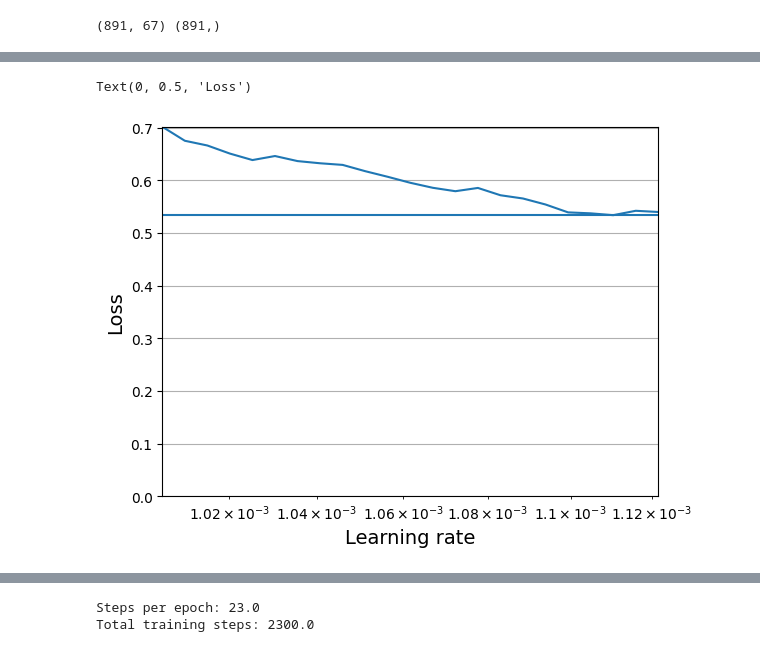
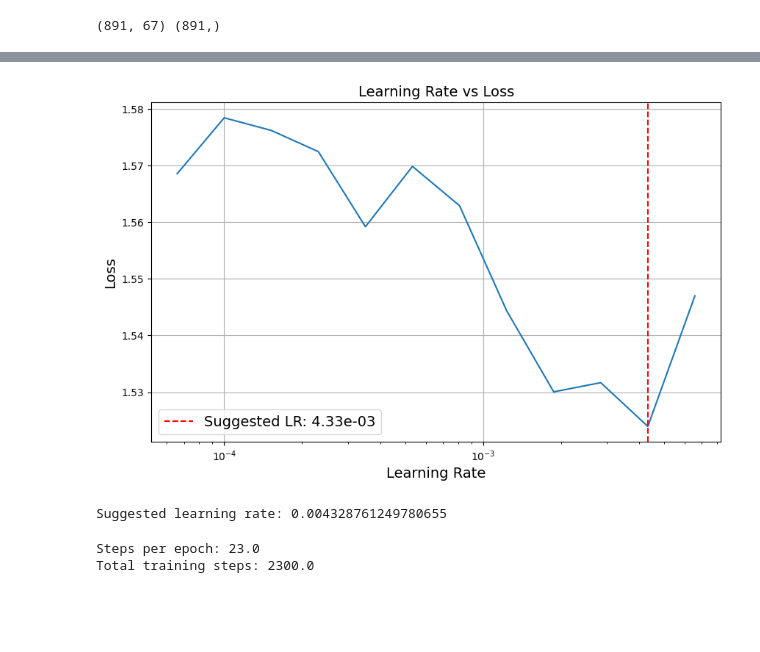
Before and after one commit to inaijin/HandsOnML-Practice, a Jupyter notebook: Neural-Networks/Practice/Titanic.ipynb, the cells around one changed output, grey strips where cells are left out. Cells and saved outputs as stored; diff of their text form; code cells hidden in the pictures; blank space fills up the shorter version.

```diff
--- a/Neural-Networks/Practice/Titanic.ipynb
+++ b/Neural-Networks/Practice/Titanic.ipynb
@@ -300,12 +300,26 @@ tf.random.set_seed(42)
 
 tf.keras.backend.clear_session()
 # %%
+from tensorflow.keras import layers, regularizers
+
 model = tf.keras.Sequential([
-    tf.keras.Input(shape=X_train_split.shape[1:]),
-    tf.keras.layers.Dense(300, activation="relu"),
-    tf.keras.layers.Dense(300, activation="relu"),
-    tf.keras.layers.Dense(300, activation="relu"),
-    tf.keras.layers.Dense(1, activation="sigmoid")
+    # Input Layer
+    tf.keras.Input(shape=(X_train_split.shape[1],)),
+
+    layers.Dense(300, activation='relu', kernel_regularizer=regularizers.l2(0.001)),
+    layers.BatchNormalization(),
+    layers.Dropout(0.25),
+
+    layers.Dense(300, activation='relu', kernel_regularizer=regularizers.l2(0.001)),
+    layers.BatchNormalization(),
+    layers.Dropout(0.25),
+
+    layers.Dense(300, activation='relu', kernel_regularizer=regularizers.l2(0.001)),
+    layers.BatchNormalization(),
+    layers.Dropout(0.25),
+
+    # Output Layer: Sigmoid for binary classification
+    layers.Dense(1, activation='sigmoid')
 ])
 
 model.summary()
@@ -340,9 +457,5 @@ class ExponentialLearningRate(tf.keras.callbacks.Callback):
 # %%
-optimizer = tf.keras.optimizers.Adam(learning_rate=1e-3)
+optimizer = tf.keras.optimizers.Adam(learning_rate=1e-6)
 model.compile(loss=tf.keras.losses.BinaryCrossentropy(), optimizer=optimizer,
               metrics=["accuracy"])
-expon_lr = ExponentialLearningRate(factor=1.005)
+lr_finder = LearningRateFinder(min_lr=1e-6, max_lr=1e-2, epochs=1)
-# %%
-history = model.fit(X_train_split, y_train_split, epochs=1,
-                    validation_data=(X_val_split, y_val_split),
-                    callbacks=[expon_lr])
@@ -351,11 +462,7 @@ history = model.fit(X_train_split, y_train_split, epochs=1,
-# %%
-plt.plot(expon_lr.rates, expon_lr.losses)
-plt.gca().set_xscale('log')
-plt.hlines(min(expon_lr.losses), min(expon_lr.rates), max(expon_lr.rates))
-plt.axis([min(expon_lr.rates), max(expon_lr.rates), 0, expon_lr.losses[0]])
-plt.grid()
-plt.xlabel("Learning rate")
-plt.ylabel("Loss")
-# %% [output]
-Text(0, 0.5, 'Loss')
-[figure, removed]
+# %%
+lrs, losses = lr_finder.find(model, X_train_split, y_train_split,
+                           X_val_split, y_val_split)
+lr_finder.plot_loss()
+suggested_lr = lr_finder.suggest_lr()
+print(f"Suggested learning rate: {suggested_lr}")
+# %% [output]
@@ -362,3 +470,5 @@ Text(0, 0.5, 'Loss')
+[figure, added]
+Suggested learning rate: 0.004328761249780655
 # %%
 num_train_samples = X_train_split.shape[0]
 batch_size = 32
```
Also changed, not shown: parts of 7 cells of this notebook, 1 other file.
